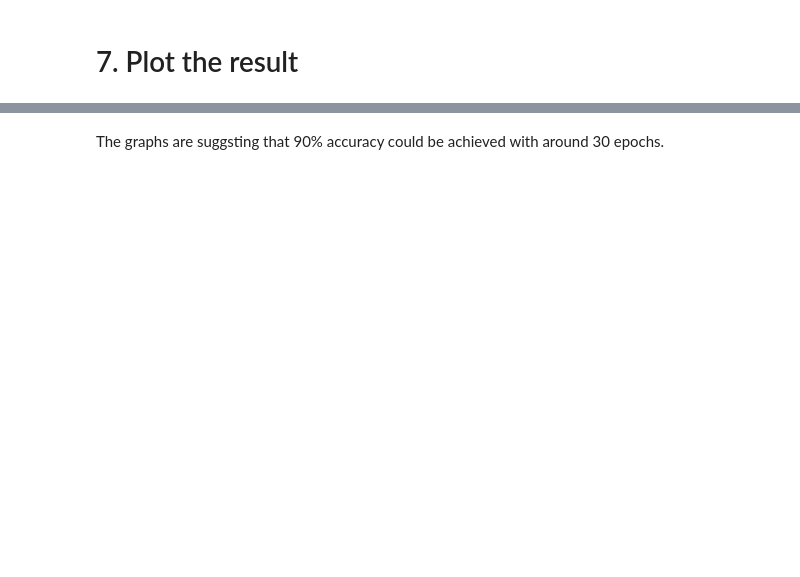
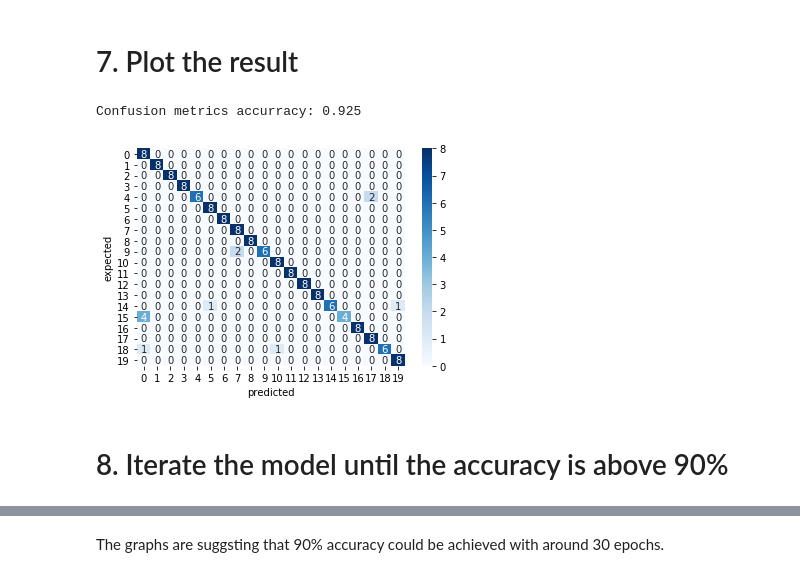
Before and after one commit to elismi/SimpliLearn, a Jupyter notebook: PGP AI/Course 6 - Advanced Deep Learning Computer Vision/Project 2 - Perform Facial Recognition with Deep Learning in Keras Using CNN.ipynb, the cells around one changed output, grey strips where cells are left out. Saved outputs shown, nothing was run; the diff lists cells and outputs as text; code cells hidden in the pictures; blank space fills up the shorter version.

```diff
--- a/PGP AI/Course 6 - Advanced Deep Learning Computer Vision/Project 2 - Perform Facial Recognition with Deep Learning in Keras Using CNN.ipynb
+++ b/PGP AI/Course 6 - Advanced Deep Learning Computer Vision/Project 2 - Perform Facial Recognition with Deep Learning in Keras Using CNN.ipynb
@@ -222,5 +229,21 @@ print("[Loss, Accuracy]:", cnn_eval)
 # %% [markdown]
 # 7. Plot the result
+# %%
+label_y_predict = model_cnn.predict(x_test).round(0)
+print("Confusion metrics accurracy:", accuracy_score(label_y_test, label_y_predict))
+# %% [output]
+Confusion metrics accurracy: 0.925
+# %%
+mx_confusion = confusion_matrix(label_y_test.argmax(axis=1), label_y_predict.argmax(axis=1))
+df_confusion = DataFrame(mx_confusion)
+sns.heatmap(df_confusion, cmap='Blues', annot=True)
+plt.ylabel('expected')
+plt.xlabel('predicted')
+plt.show()
+# %% [output]
+[figure, added]
+# %% [markdown]
+# 8. Iterate the model until the accuracy is above 90%
 # %%
 # Plot the history for accuracy
 plt.plot(history.history['accuracy'])
```
Also changed, not shown: parts of 9 cells of this notebook, 2 other files.
